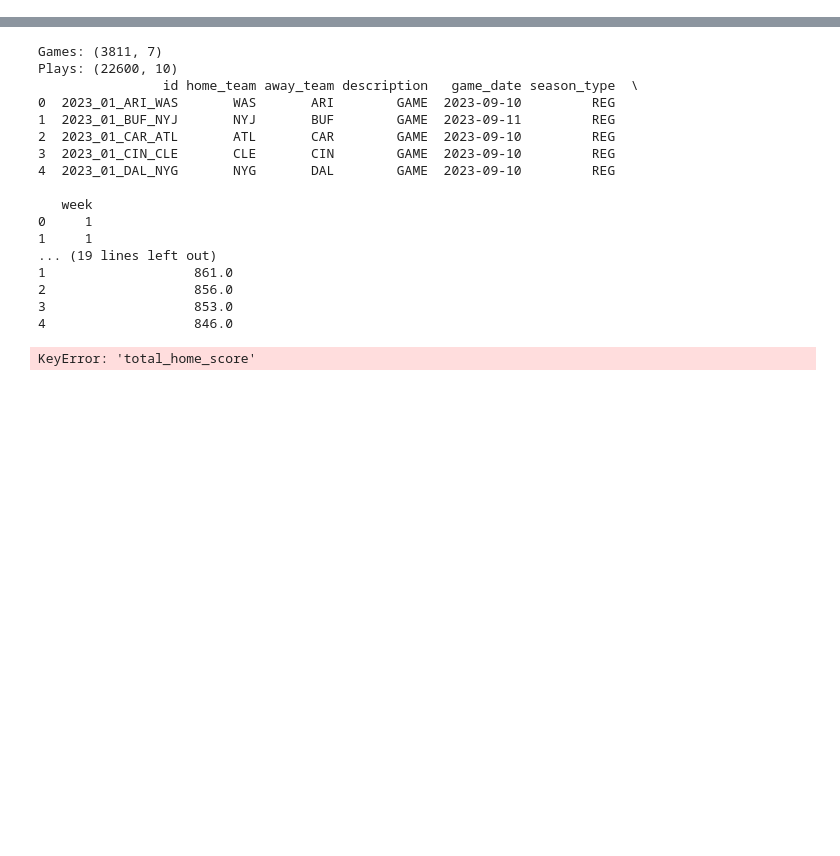
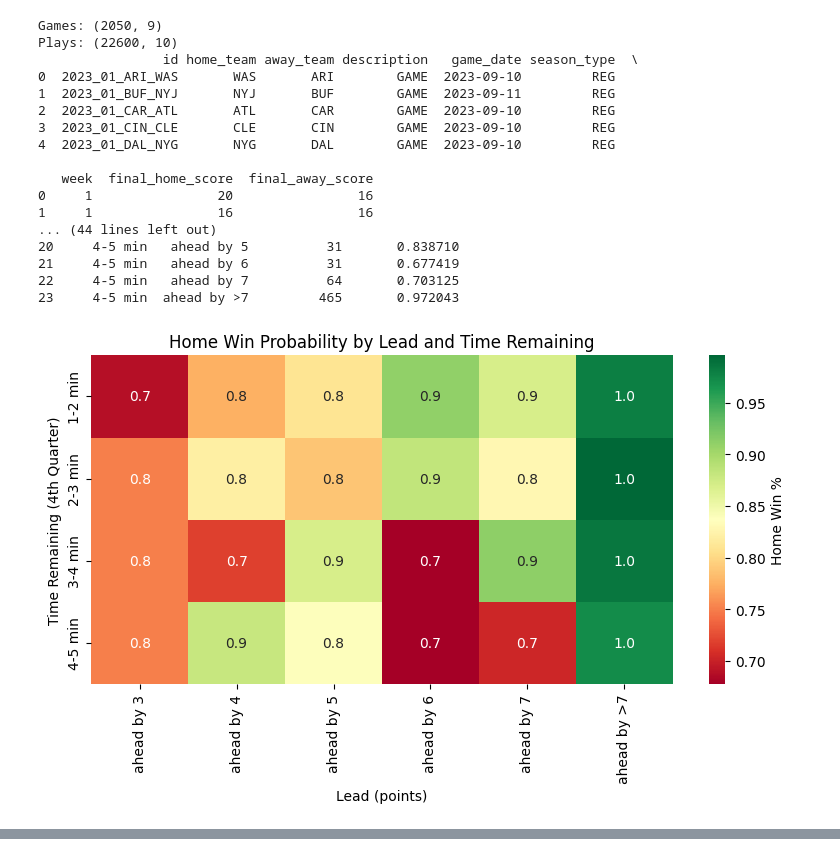
Before and after one commit to jrkosinski/prediction-markets, a Jupyter notebook: python/jupyter/nfl.ipynb, the cells around one changed output, grey strips where cells are left out. Drawn from its saved outputs; the diff is of its cells as text; code cells hidden in the pictures; blank space fills up the shorter version.

Commit message:
data aggregation and stats

```diff
--- a/python/jupyter/nfl.ipynb
+++ b/python/jupyter/nfl.ipynb
@@ -168,6 +149,8 @@ Data import completed successfully.
 import pandas as pd
 import numpy as np
 import psycopg2
+import matplotlib.pyplot as plt
+import seaborn as sns
 
 def calculate_probabilities():
     conn = psycopg2.connect(
@@ -178,7 +161,7 @@ def calculate_probabilities():
         password="postgres" # change this
     )
 
-    games = pd.read_sql("SELECT * FROM games;", conn)
+    games = pd.read_sql("SELECT * FROM games WHERE final_home_score is not null;", conn)
     plays = pd.read_sql("SELECT * FROM plays;", conn)
 
     print("Games:", games.shape)
@@ -189,7 +172,7 @@ def calculate_probabilities():
     conn.close()
 
     #Add outcome (did home team win?) to each game ---
-    games["home_win"] = (games["total_home_score"] > games["total_away_score"]).astype(int)
+    games["home_win"] = (games["final_home_score"] > games["final_away_score"]).astype(int)
 
     #Merge plays with their game's win outcome ---
     df = plays.merge(games[["id", "home_win"]], left_on="game_id", right_on="id", how="inner")
@@ -222,30 +205,78 @@ def calculate_probabilities():
         elif diff == 4:
             return "ahead by 4"
         elif diff == 5:
             return "ahead by 5"
         elif diff == 6:
             return "ahead by 6"
         elif diff == 7:
             return "ahead by 7"
         elif diff > 7:
             return "ahead by >7"
         else:
             return None
 
     df["score_bucket"] = df["diff"].apply(score_bucket)
 
     #Filter only cases where home team is leading (diff >= 3) and valid buckets ---
     df = df[(df["diff"] >= 3) & df["time_bucket"].notna() & df["score_bucket"].notna()]
 
     #Aggregate: compute empirical probability ---
     result = (
         df.groupby(["time_bucket", "score_bucket"])
           .agg(
               situations=("game_id", "count"),
               prob_home_win=("home_win", "mean")
           )
           .reset_index()
           .sort_values(["time_bucket", "score_bucket"])
     )
 
     print(result)
+
+    plt.figure(figsize=(8, 5))
+    pivot = result.pivot("time_bucket", "score_bucket", "prob_home_win")
+    sns.heatmap(pivot, annot=True, fmt=".1f", cmap="RdYlGn", cbar_kws={'label': 'Home Win %'})
+    plt.title("Home Win Probability by Lead and Time Remaining")
+    plt.xlabel("Lead (points)")
+    plt.ylabel("Time Remaining (4th Quarter)")
+    plt.tight_layout()
+    plt.show()
+
+    # --- 2️⃣ BAR CHART ---
+    plt.figure(figsize=(8, 5))
+    sns.barplot(data=result, x="score_bucket", y="prob_home_win", hue="time_bucket")
+    plt.title("Home Win Probability by Lead and Time Remaining")
+    plt.xlabel("Lead (points)")
+    plt.ylabel("Home Win Probability (%)")
+    plt.legend(title="Time Remaining")
+    plt.tight_layout()
+    plt.show()
+
+    # --- 3️⃣ (Optional) LINE PLOT for trend visualization ---
+    plt.figure(figsize=(8, 5))
+    sns.lineplot(data=result, x="score_bucket", y="prob_home_win", hue="time_bucket", marker="o")
+    plt.title("Trend of Home Win Probability as Lead Grows")
+    plt.xlabel("Lead (points)")
+    plt.ylabel("Home Win Probability (%)")
+    plt.tight_layout()
+    plt.show()
+calculate_probabilities()
+# %% [output]
+Games: (2050, 9)
+Plays: (22600, 10)
+                id home_team away_team description   game_date season_type  \
+0  2023_01_ARI_WAS       WAS       ARI        GAME  2023-09-10         REG
+1  2023_01_BUF_NYJ       NYJ       BUF        GAME  2023-09-11         REG
+2  2023_01_CAR_ATL       ATL       CAR        GAME  2023-09-10         REG
+3  2023_01_CIN_CLE       CLE       CIN        GAME  2023-09-10         REG
+4  2023_01_DAL_NYG       NYG       DAL        GAME  2023-09-10         REG
+
+   week  final_home_score  final_away_score
+0     1                20                16
+1     1                16                16
+... (44 lines left out)
+20     4-5 min   ahead by 5          31       0.838710
+21     4-5 min   ahead by 6          31       0.677419
+22     4-5 min   ahead by 7          64       0.703125
+23     4-5 min  ahead by >7         465       0.972043
+[figure, added]
@@ -252,21 +284,0 @@ def calculate_probabilities():
-# %%
-calculate_probabilities()
-# %% [output]
-Games: (3811, 7)
-Plays: (22600, 10)
-                id home_team away_team description   game_date season_type  \
-0  2023_01_ARI_WAS       WAS       ARI        GAME  2023-09-10         REG
-1  2023_01_BUF_NYJ       NYJ       BUF        GAME  2023-09-11         REG
-2  2023_01_CAR_ATL       ATL       CAR        GAME  2023-09-10         REG
-3  2023_01_CIN_CLE       CLE       CIN        GAME  2023-09-10         REG
-4  2023_01_DAL_NYG       NYG       DAL        GAME  2023-09-10         REG
-
-   week
-0     1
-1     1
-... (19 lines left out)
-1                   861.0
-2                   856.0
-3                   853.0
-4                   846.0
-KeyError: 'total_home_score'
```
Also changed, not shown: parts of 2 cells of this notebook, 1 other file.
